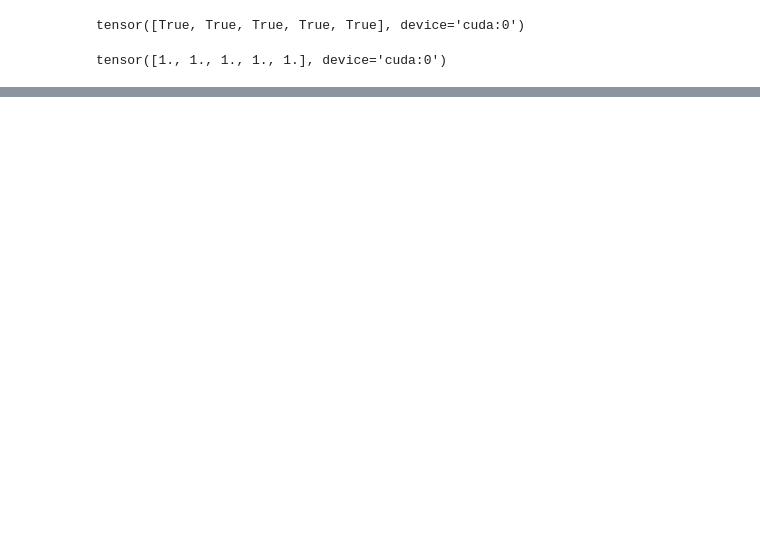
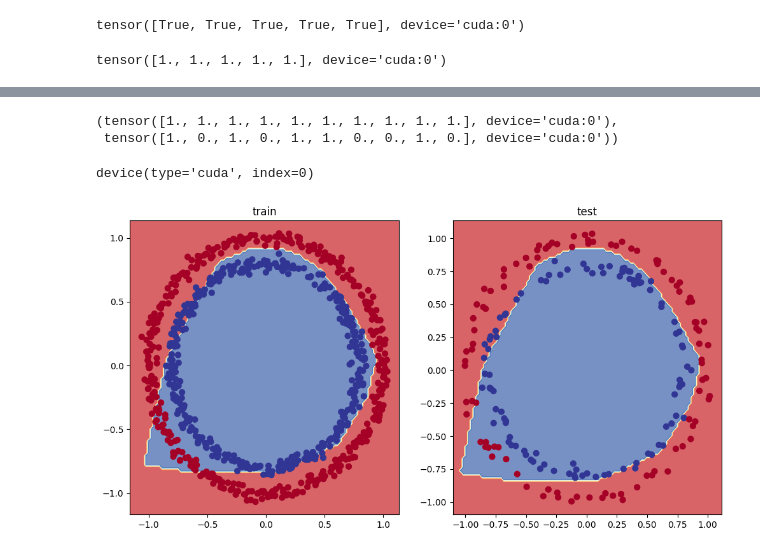
Before and after one commit to govind527/Pytorch_Practice, a Jupyter notebook: Pytorch_NN_Classification.ipynb, the cells around one changed output, grey strips where cells are left out. Saved outputs shown, nothing was run; the diff lists cells and outputs as text; code cells hidden in the pictures; blank space fills up the shorter version.

```diff
--- a/Pytorch_NN_Classification.ipynb
+++ b/Pytorch_NN_Classification.ipynb
@@ -276,0 +556,37 @@ for epoch in range(epochs):
+# %%
+## training model
+torch.manual_seed(42)
+torch.cuda.manual_seed(42)
+
+
+X_train,y_train=X_train.to(device),y_train.to(device)
+X_test,y_test=X_test.to(device),y_test.to(device)
+
+epochs=1000
+
+for epoch in range(epochs):
+  model_3.train()
+  y_logits=model_3(X_train).squeeze()
+  y_pred=torch.round(torch.sigmoid(y_logits))
+
+
+  loss=loss_fn(y_logits,y_train)
+  acc=accuracy_fn(y_true=y_train,y_pred=y_pred)
+
+  optimizer.zero_grad()
+
+  loss.backward()
+
+  optimizer.step()
+## testing
+  model_3.eval()
+
+  with torch.inference_mode():
+    test_logits=model_3(X_test).squeeze()
+    test_pred=torch.round(torch.sigmoid(test_logits))
+
+    test_loss=loss_fn(test_logits,y_test)
+    test_acc=accuracy_fn(y_true=y_test,y_pred=test_pred)
+
+  if epoch%10==0:
+    print(f" epoch: {epoch} | loss: {loss:.5f} | Acc : {acc:.2f}% | test_loss : {test_loss:.5f} | test_acc : {test_acc:.2f}%")
@@ -276,0 +611,22 @@ for epoch in range(epochs):
+# %%
+model_3.eval()
+with torch.inference_mode():
+  y_preds=torch.round(torch.sigmoid(model_3(X_test.to(device)))).squeeze()
+y_preds[:10],y_test[:10]
+# %% [output]
+(tensor([1., 1., 1., 1., 1., 1., 1., 1., 1., 1.], device='cuda:0'),
+ tensor([1., 0., 1., 0., 1., 1., 0., 0., 1., 0.], device='cuda:0'))
+# %%
+next(model_3.parameters()).device
+# %% [output]
+device(type='cuda', index=0)
+# %%
+plt.figure(figsize=(12,6))
+plt.subplot(1,2,1)
+plt.title("train")
+plot_decision_boundary(model_3,X_train,y_train)
+plt.subplot(1,2,2)
+plt.title("test")
+plot_decision_boundary(model_3,X_test,y_test)
+# %% [output]
+[figure, added]
```
Also changed, not shown: parts of 23 cells of this notebook.
